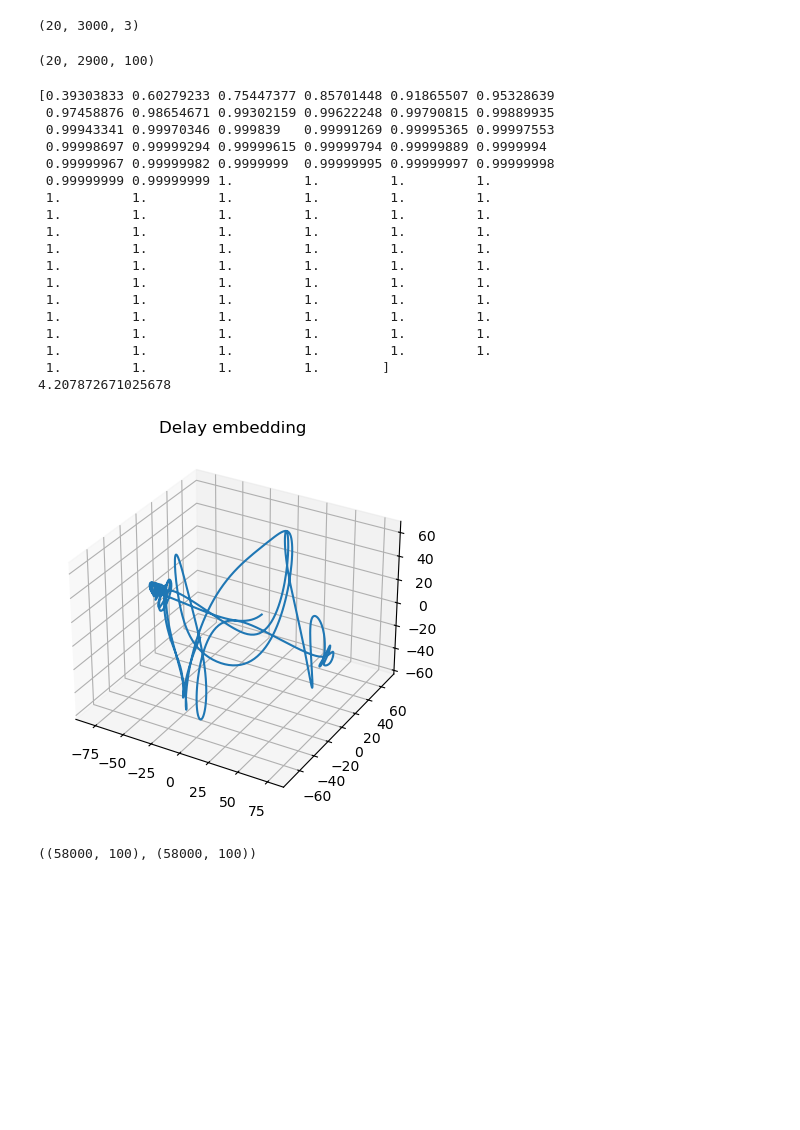
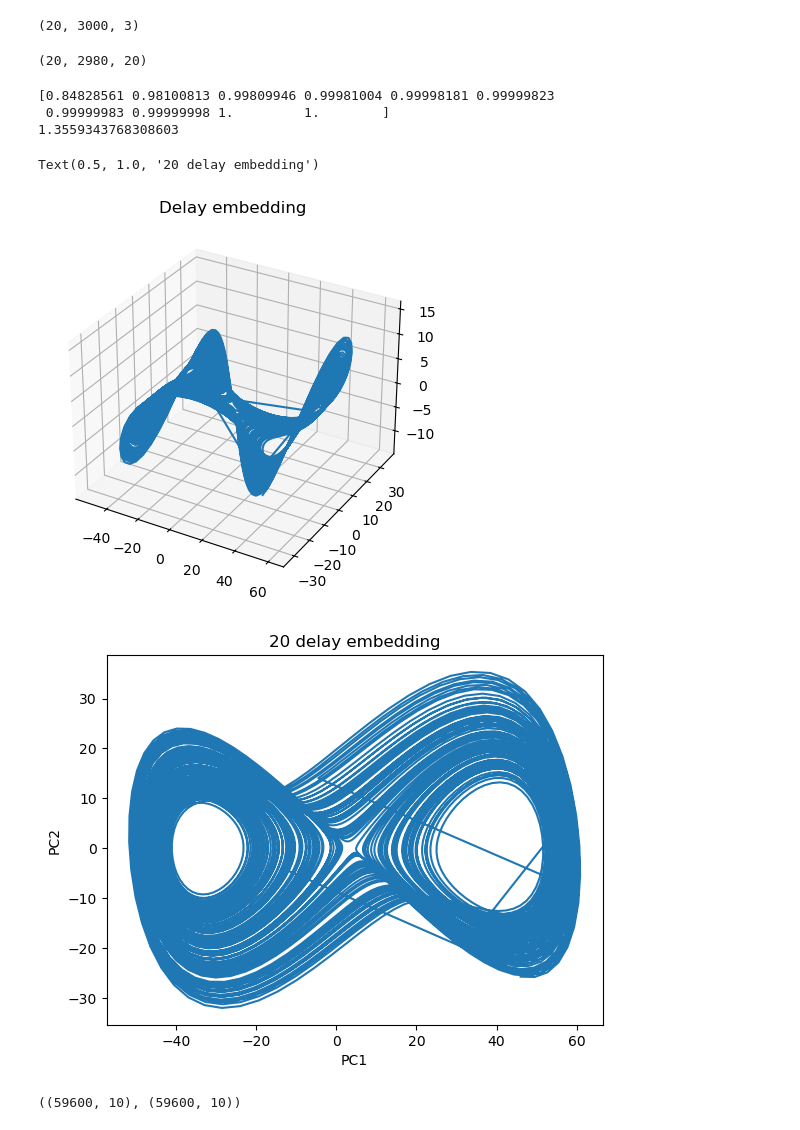
Before and after one commit to mitchellostrow/nn_delay_embeddings, a Jupyter notebook: notebooks/5-1-24 testing_Raut_VAE_delayLorenz.ipynb, the cells around one changed output. Saved outputs shown, nothing was run; the diff lists cells and outputs as text; code cells hidden in the pictures; blank space fills up the shorter version.

```diff
--- a/notebooks/5-1-24 testing_Raut_VAE_delayLorenz.ipynb
+++ b/notebooks/5-1-24 testing_Raut_VAE_delayLorenz.ipynb
@@ -37,7 +37,7 @@ sol.shape
 #construct delay embedding
 x = sol[:, :,0]
 
-n_delays = 100
+n_delays = 20
 delay_interval = 1
 
 # create delay embedding
@@ -50,44 +50,39 @@ H = np.array(
 
 H.shape
 # %% [output]
-(20, 2900, 100)
+(20, 2980, 20)
 # %%
 #visualize top 2 pcs
 # plot top 3 dimensions of the delay embedding after PCA
 from sklearn.decomposition import PCA
-pca = PCA(n_components=100)
+pca = PCA(n_components=10)
 H_red = pca.fit_transform(H.reshape(-1, H.shape[-1]))
 
 
 # plot in 3d
 plt.figure()
 ax = plt.axes(projection="3d")
-ax.plot3D(H_red[:1000, 0], H_red[:1000, 1], H_red[:1000, 2])
+ax.plot3D(H_red[:10000, 0], H_red[:10000, 1], H_red[:10000, 2])
 plt.title("Delay embedding")
 
 print(np.cumsum(pca.explained_variance_ratio_))
 #print participation ratio
 print(np.sum(pca.explained_variance_ratio_)**2 / np.sum(pca.explained_variance_ratio_**2))
+
+
+#plot top 2 as well
+plt.figure()
+plt.plot(H_red[:10000, 0], H_red[:10000, 1])
+plt.xlabel("PC1")
+plt.ylabel("PC2")
+plt.title(f"{n_delays} delay embedding")
 # %% [output]
-[0.39303833 0.60279233 0.75447377 0.85701448 0.91865507 0.95328639
- 0.97458876 0.98654671 0.99302159 0.99622248 0.99790815 0.99889935
- 0.99943341 0.99970346 0.999839   0.99991269 0.99995365 0.99997553
- 0.99998697 0.99999294 0.99999615 0.99999794 0.99999889 0.9999994
- 0.99999967 0.99999982 0.9999999  0.99999995 0.99999997 0.99999998
- 0.99999999 0.99999999 1.         1.         1.         1.
- 1.         1.         1.         1.         1.         1.
- 1.         1.         1.         1.         1.         1.
- 1.         1.         1.         1.         1.         1.
- 1.         1.         1.         1.         1.         1.
- 1.         1.         1.         1.         1.         1.
- 1.         1.         1.         1.         1.         1.
- 1.         1.         1.         1.         1.         1.
- 1.         1.         1.         1.         1.         1.
- 1.         1.         1.         1.         1.         1.
- 1.         1.         1.         1.         1.         1.
- 1.         1.         1.         1.        ]
-4.207872671025678
+[0.84828561 0.98100813 0.99809946 0.99981004 0.99998181 0.99999823
+ 0.99999983 0.99999998 1.         1.        ]
+1.3559343768308603
+Text(0.5, 1.0, '20 delay embedding')
-[figure, old version]
+[figure, new version]
+[figure, added]
 # %%
 class Sampling(nn.Module):
     """Uses (z_mean, z_log_var) to sample z, based on reparameterization trick."""
@@ -155,7 +150,7 @@ xtrain = (xtrain - xtrain.mean(axis=0)) / xtrain.std(axis=0)
 ytrain = (ytrain - ytrain.mean(axis=0)) / ytrain.std(axis=0)
 xtrain.shape,ytrain.shape
 # %% [output]
-((58000, 100), (58000, 100))
+((59600, 10), (59600, 10))
 # %%
 # Instantiate and prepare training
 input_dim = xtrain.shape[1]
```
Also changed, not shown: parts of 5 cells of this notebook, 14 other files.
